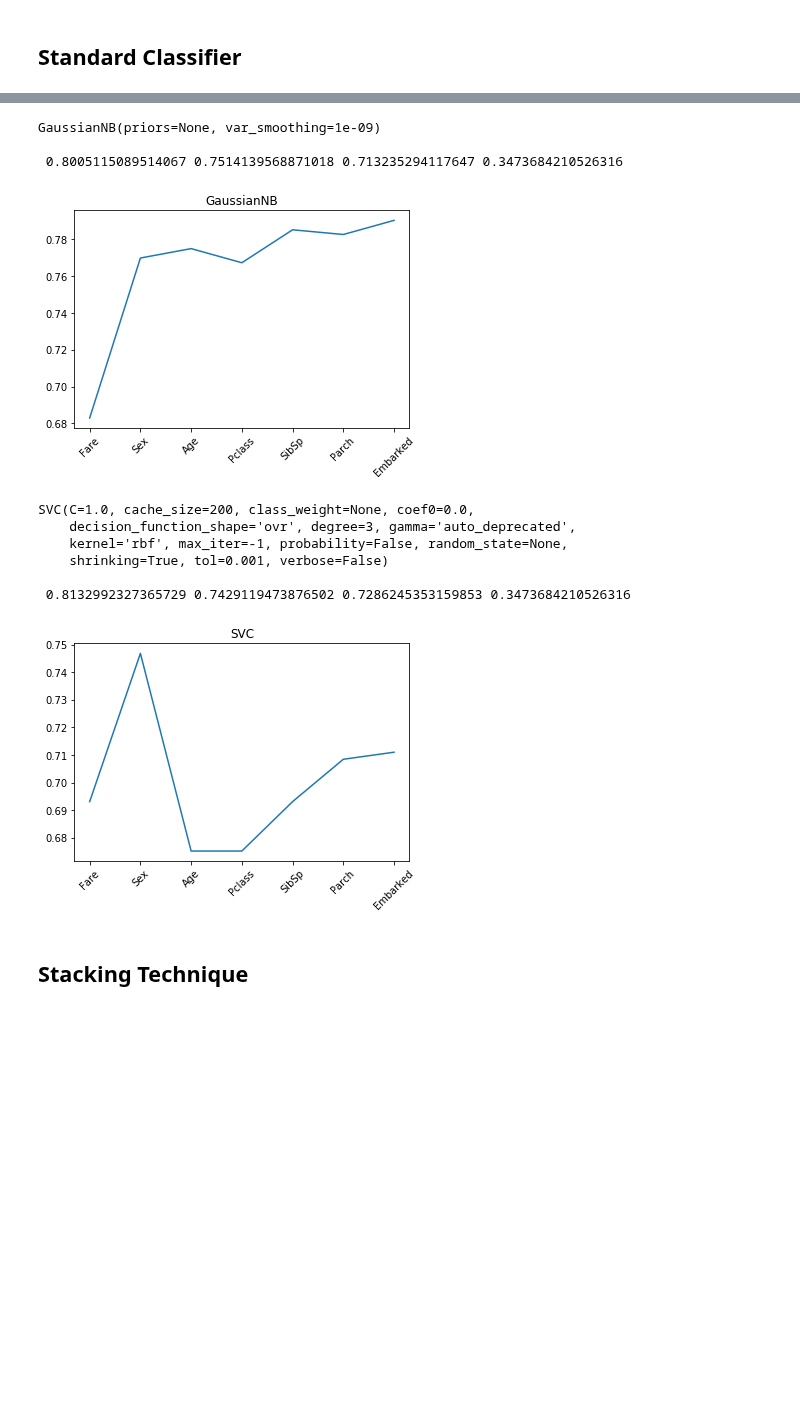
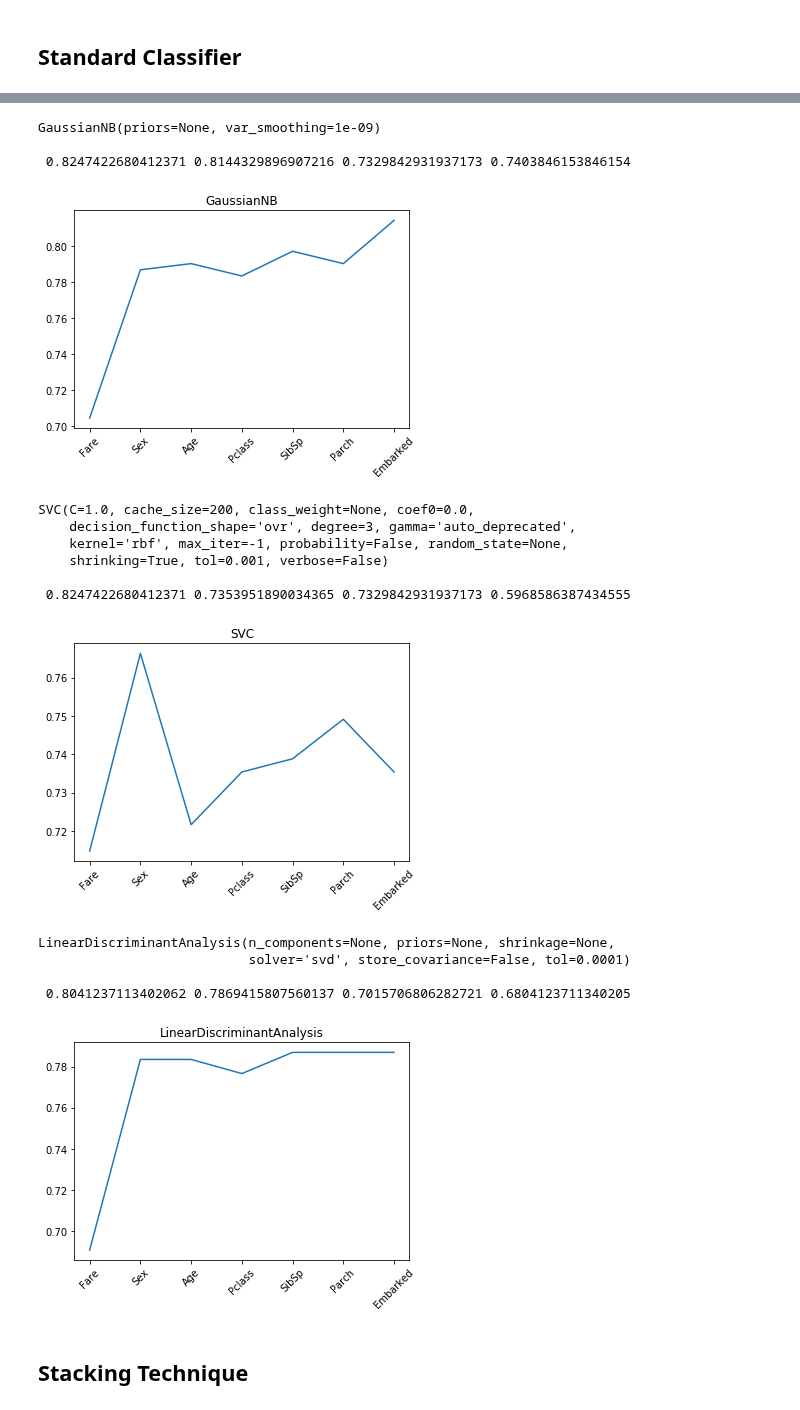
Before and after one commit to LeoFernanndes/notebooks, a Jupyter notebook: titanic_3.ipynb, the cells around one changed output, grey strips where cells are left out. Cells and saved outputs as stored; diff of their text form; code cells hidden in the pictures; blank space fills up the shorter version.

```diff
--- a/titanic_3.ipynb
+++ b/titanic_3.ipynb
@@ -96,8 +96,8 @@ colunas_ = ['Fare',  'Sex_m', 'Sex_f', 'Age_y', 'Age_m', 'Age_e', 'Pclass', 'Sib
 '''
 
 
-titanic_train = titanic.iloc[0: 500]
-titanic_test = titanic.iloc[500: ]
+titanic_train = titanic.iloc[0: 600]
+titanic_test = titanic.iloc[600: ]
 
 x_train = titanic_train[colunas]
 y_train = titanic_train['Survived']
@@ -131,11 +131,8 @@ from sklearn.naive_bayes import GaussianNB
 from sklearn.linear_model import LogisticRegression
 from sklearn.neighbors import KNeighborsClassifier
 from sklearn.svm import SVC
+from sklearn.discriminant_analysis import LinearDiscriminantAnalysis
 
-
-df_resultados = pd.DataFrame({'PassengerId': titanic_test['PassengerId']})
-accuracy_list = []
-f1_list = []
 
 classifiers = [KNeighborsClassifier(algorithm='auto', leaf_size=30, metric='minkowski',
                      metric_params=None, n_jobs=None, n_neighbors=1, p=2,
@@ -165,7 +162,12 @@ classifiers = [KNeighborsClassifier(algorithm='auto', leaf_size=30, metric='mink
 
                GaussianNB(priors=None, var_smoothing=1e-09),
 
-               SVC()]
+               SVC(),
+
+               LinearDiscriminantAnalysis()]
+
+
+df_resultados = pd.DataFrame({'PassengerId': titanic_test['PassengerId']})
 
 
 
@@ -176,6 +178,9 @@ for clf in classifiers:
 
   for m in range(len(colunas)):
     n = 10
+    accuracy_list = []
+    f1_list = []
+
     for iter in range(n):
 
 
@@ -206,7 +211,7 @@ for clf in classifiers:
     final_f1 = f1_score(df_resultados['Final'], y_test)
 
 
-  print(clf, 2*'\n', final_accuracy, accuracy_serie.mean(), final_f1, f1_serie.min(), 2*'\n')
+  print(clf, 2*'\n', final_accuracy, accuracy_serie.min(), final_f1, f1_serie.min(), 2*'\n')
 
   plt.plot(x_axis, y_axis)
   plt.xticks(rotation= 45)
@@ -251,14 +256,19 @@ RandomForestClassifier(bootstrap=True, class_weight=None, criterion='gini',
 GaussianNB(priors=None, var_smoothing=1e-09)
 
- 0.8005115089514067 0.7514139568871018 0.713235294117647 0.3473684210526316
+ 0.8247422680412371 0.8144329896907216 0.7329842931937173 0.7403846153846154
-[figure, old version]
+[figure, new version]
 SVC(C=1.0, cache_size=200, class_weight=None, coef0=0.0,
     decision_function_shape='ovr', degree=3, gamma='auto_deprecated',
     kernel='rbf', max_iter=-1, probability=False, random_state=None,
     shrinking=True, tol=0.001, verbose=False)
 
- 0.8132992327365729 0.7429119473876502 0.7286245353159853 0.3473684210526316
+ 0.8247422680412371 0.7353951890034365 0.7329842931937173 0.5968586387434555
-[figure, old version]
+[figure, new version]
+LinearDiscriminantAnalysis(n_components=None, priors=None, shrinkage=None,
+                           solver='svd', store_covariance=False, tol=0.0001)
+
+ 0.8041237113402062 0.7869415807560137 0.7015706806282721 0.6804123711340205
+[figure, added]
 # %% [markdown]
 ## Stacking Technique
 # %% [markdown]
```
Also changed, not shown: parts of 3 cells of this notebook.
